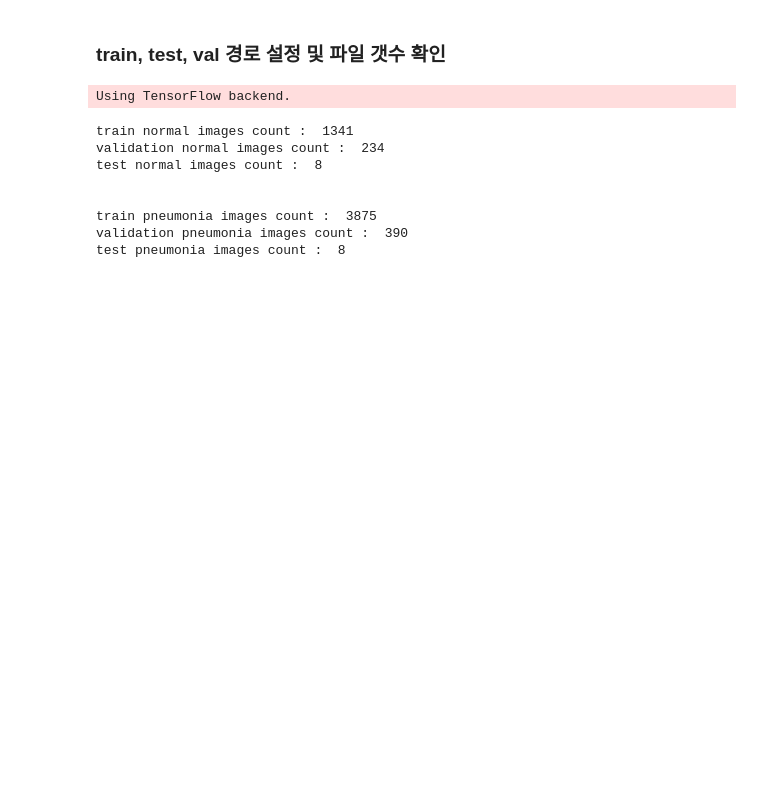
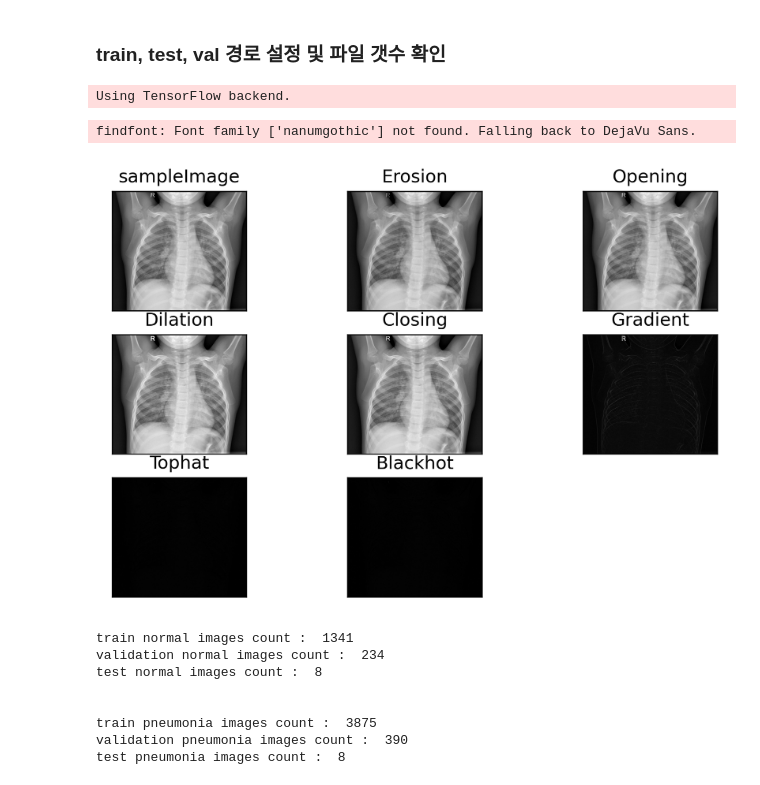
Before and after one commit to Seuleeee/kaggle, a Jupyter notebook: chest.ipynb, the cells around one changed output. Cells and saved outputs as stored; diff of their text form; code cells hidden in the pictures; blank space fills up the shorter version.

```diff
--- a/chest.ipynb
+++ b/chest.ipynb
@@ -10,6 +12,32 @@ from keras import layers, models, optimizers
 import matplotlib.pyplot as plt
 # %% [output]
 Using TensorFlow backend.
+# %%
+import cv2
+import numpy as np
+
+sampleImage = cv2.imread('./train/NORMAL/IM-0115-0001.jpeg')
+kernel = cv2.getStructuringElement(cv2.MORPH_RECT,(5,5))
+
+erosion = cv2.erode(sampleImage,kernel,iterations = 1)
+dilation = cv2.dilate(sampleImage,kernel,iterations = 1)
+opening = cv2.morphologyEx(sampleImage, cv2.MORPH_OPEN, kernel)
+closing = cv2.morphologyEx(sampleImage, cv2.MORPH_CLOSE,kernel)
+gradient = cv2.morphologyEx(sampleImage, cv2.MORPH_GRADIENT, kernel)
+tophat = cv2.morphologyEx(sampleImage, cv2.MORPH_TOPHAT, kernel)
+blackhat = cv2.morphologyEx(sampleImage, cv2.MORPH_BLACKHAT, kernel)
+
+images =[sampleImage, erosion, opening, dilation, closing, gradient, tophat, blackhat]
+titles =['sampleImage','Erosion','Opening','Dilation','Closing', 'Gradient', 'Tophat','Blackhot']
+
+for i in range(8):
+    plt.subplot(3,3,i+1),plt.imshow(images[i]),plt.title(titles[i])
+    plt.xticks([]),plt.yticks([])
+
+plt.show()
+# %% [output]
+findfont: Font family ['nanumgothic'] not found. Falling back to DejaVu Sans.
+[figure, added]
 # %%
 train_dir = './train'
 test_dir = './test'
```
Also changed, not shown: parts of 6 cells of this notebook, 1 other file.
